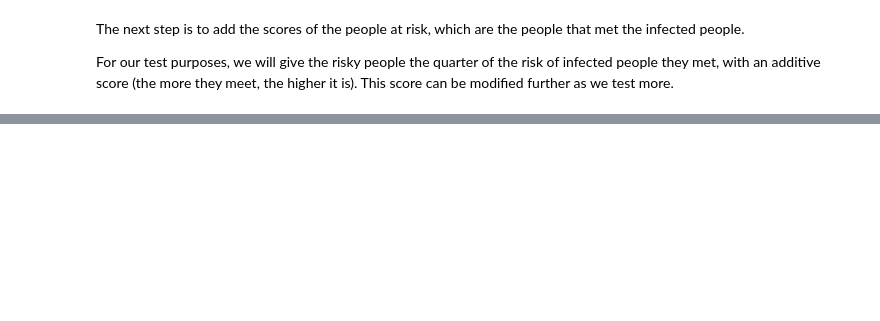
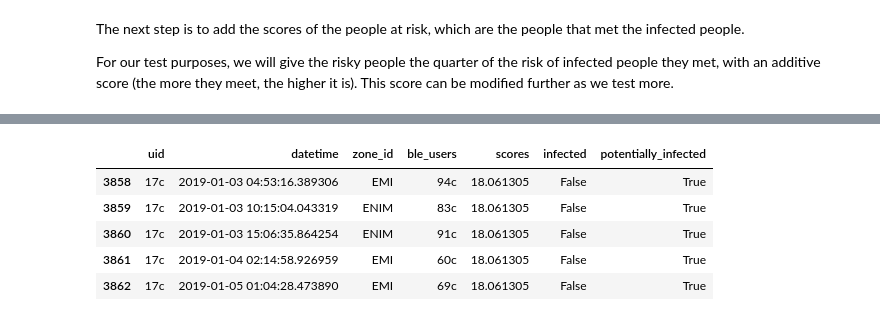
Before and after one commit to covid-ma-team/chantier-2, a Jupyter notebook: user_mobility_generation.ipynb, the cells around one changed output, grey strips where cells are left out. Saved outputs shown, nothing was run; the diff lists cells and outputs as text; code cells hidden in the pictures; blank space fills up the shorter version.

```diff
--- a/user_mobility_generation.ipynb
+++ b/user_mobility_generation.ipynb
@@ -367,0 +426,19 @@ virality_propagation = .25
+# %%
+# Merging risk scores back
+infected_tdf = infected_tdf.merge(risk_df,how='left',on=['uid','datetime_clipped']).fillna(0)
+# %%
+scores_tdf = infected_tdf.apply(filter_risks,axis=1)
+# %%
+scores_tdf = scores_tdf[['uid','datetime','zone_id','ble_users','scores','infected','potentially_infected']]
+# %%
+# For people that met a lot of infected people in the same instant, we only keep the total score of meeting them all
+scores_tdf = scores_tdf.drop_duplicates(subset=['uid','datetime','zone_id','ble_users','infected','potentially_infected'],keep="last")
+# %%
+scores_tdf[scores_tdf['potentially_infected']==True].head()
+# %% [output]
+|  | uid | datetime | zone_id | ble_users | scores | infected | potentially_infected |
+| 3858 | 17c | 2019-01-03 04:53:16.389306 | EMI | 94c | 18.061305 | False | True |
+| 3859 | 17c | 2019-01-03 10:15:04.043319 | ENIM | 83c | 18.061305 | False | True |
+| 3860 | 17c | 2019-01-03 15:06:35.864254 | ENIM | 91c | 18.061305 | False | True |
+| 3861 | 17c | 2019-01-04 02:14:58.926959 | EMI | 60c | 18.061305 | False | True |
+| 3862 | 17c | 2019-01-05 01:04:28.473890 | EMI | 69c | 18.061305 | False | True |
```
Also changed, not shown: parts of 18 cells of this notebook, 1 other file.
